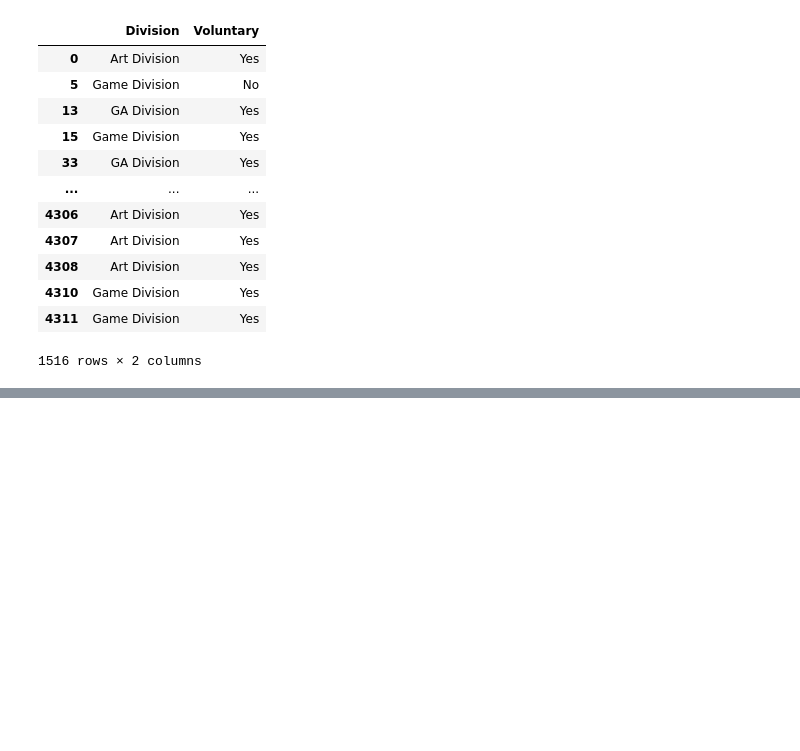
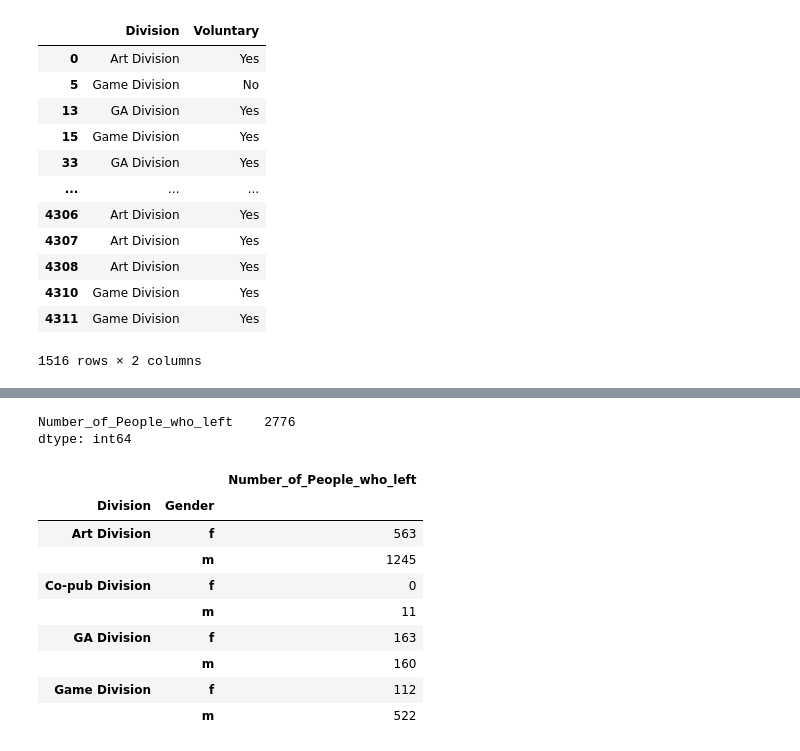
Before and after one commit to Sean2309/Employee-Churn-Data-Manipulation, a Jupyter notebook: employee_churn.ipynb, the cells around one changed output, grey strips where cells are left out. Cells and saved outputs as stored; diff of their text form; code cells hidden in the pictures; blank space fills up the shorter version.

```diff
--- a/employee_churn.ipynb
+++ b/employee_churn.ipynb
@@ -131,0 +146,41 @@ ValueError: could not broadcast input array from shape (1516,1) into shape (1516
+# %%
+# FEATURES = ['Division','Department','CostCenterName','Location','ResourceLevel','JobTitle','JobFunction','Gender','Grade','MgrResourceLevel','Avg annual bonus vs monthly base salary (previous year) ','Avg quarterly people review rating (last 3 times)','Avg Extra time hours/week(6 mths)','Avg Idle day ratio/month (3 mths)','Avg Inefficiency/month (3 mths)','Avg Occupation ratio/month (3 mths)','Job Satisfaction','Personal Development (satisfaction)','Support from Company','Last quarterly people review rating','Last annual performance rating','Service Years','Promotion frequency/last 2 yrs.','Avg Salary CR/month(6 mths)','Salary adjustment frequency present year','Salary increment Delta vs last year (%)','Age'
+# ]
+#USING these features to predict the status
+
+def one_dimensional_quantitative_analysis_on_status(comparison_col_name, sort_by_col_name="Number_of_People_who_left"):
+    test_df = df.loc[:, [f"{comparison_col_name}", "Status"]]
+    test_df = test_df.assign(
+        Number_of_People_who_left = np.where(test_df[["Status"]] == 2, 1, 0),
+        ).groupby([f"{comparison_col_name}"]).agg({"Number_of_People_who_left":sum}
+    )
+    test_df.sort_values(by=[f"{sort_by_col_name}"], ascending=False, inplace=True)
+    total_no = test_df[["Number_of_People_who_left"]].sum()
+    print(total_no)
+    return test_df
+
+def two_dimensional_quantitative_analysis_on_status(primary_comparison_col, secondary_comparison_col):
+    test_df = df.loc[:, [f"{primary_comparison_col}", f"{secondary_comparison_col}" ,  "Status"]]
+    test_df = test_df.assign(
+        Number_of_People_who_left = np.where(test_df[["Status"]] == 2, 1, 0),
+        ).groupby([f"{primary_comparison_col}", f"{secondary_comparison_col}"]).agg({"Number_of_People_who_left":sum}
+    )
+    test_df.sort_values(by=[f"{primary_comparison_col}"], ascending=True, inplace=True)
+    total_no = test_df[["Number_of_People_who_left"]].sum()
+    print(total_no)
+    return test_df
+#one_dimensional_quantitative_analysis_on_status("Division")
+two_dimensional_quantitative_analysis_on_status("Division", "Gender")
+# %% [output]
+Number_of_People_who_left    2776
+dtype: int64
+|  |  | Number_of_People_who_left |
+| Division | Gender |  |
+| Art Division | f | 563 |
+|  | m | 1245 |
+| Co-pub Division | f | 0 |
+|  | m | 11 |
+| GA Division | f | 163 |
+|  | m | 160 |
+| Game Division | f | 112 |
+|  | m | 522 |
```
Also changed, not shown: parts of 3 cells of this notebook, 1 other file.
